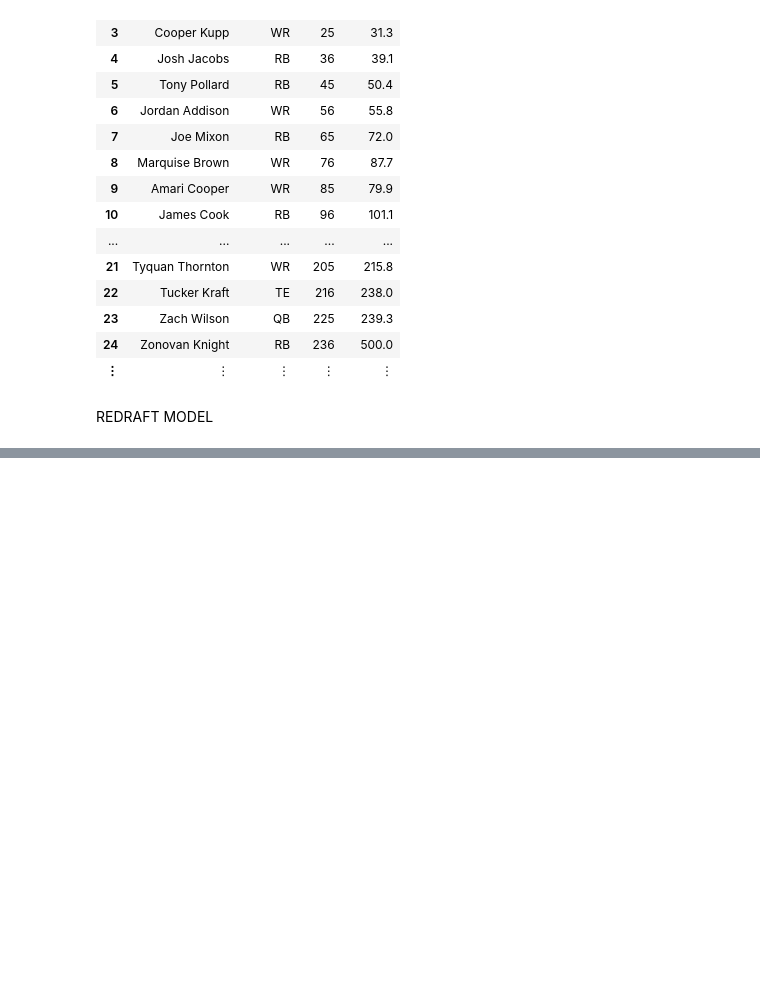
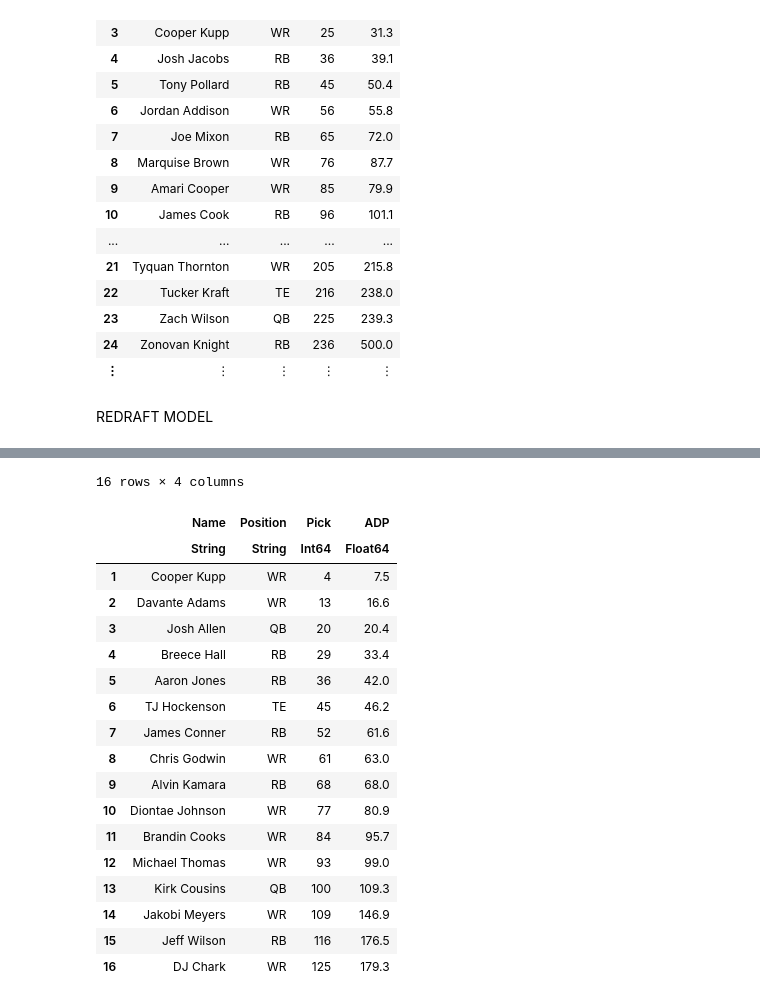
Before and after one commit to zbell99/fantasyFB_draft_models, a Jupyter notebook: dynasty_ff.ipynb, the cells around one changed output, grey strips where cells are left out. Drawn from its saved outputs; the diff is of its cells as text; code cells hidden in the pictures; blank space fills up the shorter version.

Commit message:
finished drafting

```diff
--- a/dynasty_ff.ipynb
+++ b/dynasty_ff.ipynb
@@ -223,3 +228,3 @@ Total VORP: 997.8
 # %%
-drafted = update_draft("999895644758142976")
+drafted = update_draft("991541422920695808")
 # %% [output]
@@ -289,16 +284,16 @@ function redraft_model(team, num_teams, drafted, temp=[])
     # PARAMETERS
     T = num_teams # num teams
     P = size(data)[1] # num_players
-    R = 13 # roster size
+    R = 16 # roster size
 
     min_qbs = 1
     max_qbs = 2
     min_rbs = 4
-    max_rbs = 7
+    max_rbs = 8
     min_wrs = 4
-    max_wrs = 7
+    max_wrs = 8
     min_tes = 1
-    max_tes = 2
+    max_tes = 3
 
     starting_qbs_now = 1
     starting_rbs_now = 2
@@ -306,7 +301,7 @@ function redraft_model(team, num_teams, drafted, temp=[])
     starting_flex_now = 7
     starting_tes_now = 1
 
-    alpha = 0.5 # weight on starting players
+    alpha = 3 # weight on starting players
 
 
     opps = players_drafted_opps(team, T)
@@ -359,6 +354,14 @@ function redraft_model(team, num_teams, drafted, temp=[])
 
 
     # DRAFT POSITION CONSTRAINTS
+
+    first_avail = 1
+    while opps[first_avail, "Drafted"] == 1
+        first_avail += 1
+    end
+
+    @constraint(model, sum(x[i] for i in first_avail:P) >= R-length(drafted[team]))
+
     #at least 1 pick from set of players after each round
     for pick in length(drafted[team])+1:R
         @constraint(model, sum(x[i] for i in (picks[pick]-sum(opps[j, "Drafted"] for j in picks[pick]:P)):P) >= R+1-pick)
@@ -427,3 +430,3 @@ data, player_to_index, qbs, rbs, wrs, tes, flex, names = initialize_data(false)
 # %%
-drafted = reset_draft(12)
+drafted = reset_draft(8)
 # %% [output]
@@ -471,0 +442,15 @@ r2_r
+# %%
+first_choice_r, roster_r = redraft_model(4, 8, drafted);
+second_choice_r, r2_r = redraft_model(4, 8, drafted, [first_choice_r]);
+third_choice_r, r3_r = redraft_model(4, 8, drafted, [first_choice_r, second_choice_r])
+fourth_choice_r, r4_r = redraft_model(4, 8, drafted, [first_choice_r, second_choice_r, third_choice_r])
+fifth_choice_r, r5_r = redraft_model(4, 8, drafted, [first_choice_r, second_choice_r, third_choice_r, fourth_choice_r])
+sixth_choice_r, r6_r = redraft_model(4, 8, drafted, [first_choice_r, second_choice_r, third_choice_r, fourth_choice_r, fifth_choice_r])
+seventh_choice_r, r7_r = redraft_model(4, 8, drafted, [first_choice_r, second_choice_r, third_choice_r, fourth_choice_r, fifth_choice_r, sixth_choice_r])
+println(first_choice_r)
+println(second_choice_r)
+println(third_choice_r)
+println(fourth_choice_r)
+println(fifth_choice_r)
+println(sixth_choice_r)
+println(seventh_choice_r)
@@ -471,0 +472,22 @@ r2_r
+# %%
+roster_r
+# %% [output]
+16 rows × 4 columns
+|  | Name | Position | Pick | ADP |
+|  | String | String | Int64 | Float64 |
+| 1 | Cooper Kupp | WR | 4 | 7.5 |
+| 2 | Davante Adams | WR | 13 | 16.6 |
+| 3 | Josh Allen | QB | 20 | 20.4 |
+| 4 | Breece Hall | RB | 29 | 33.4 |
+| 5 | Aaron Jones | RB | 36 | 42.0 |
+| 6 | TJ Hockenson | TE | 45 | 46.2 |
+| 7 | James Conner | RB | 52 | 61.6 |
+| 8 | Chris Godwin | WR | 61 | 63.0 |
+| 9 | Alvin Kamara | RB | 68 | 68.0 |
+| 10 | Diontae Johnson | WR | 77 | 80.9 |
+| 11 | Brandin Cooks | WR | 84 | 95.7 |
+| 12 | Michael Thomas | WR | 93 | 99.0 |
+| 13 | Kirk Cousins | QB | 100 | 109.3 |
+| 14 | Jakobi Meyers | WR | 109 | 146.9 |
+| 15 | Jeff Wilson | RB | 116 | 176.5 |
+| 16 | DJ Chark | WR | 125 | 179.3 |
```
Also changed, not shown: parts of 13 cells of this notebook, 3 other files.
